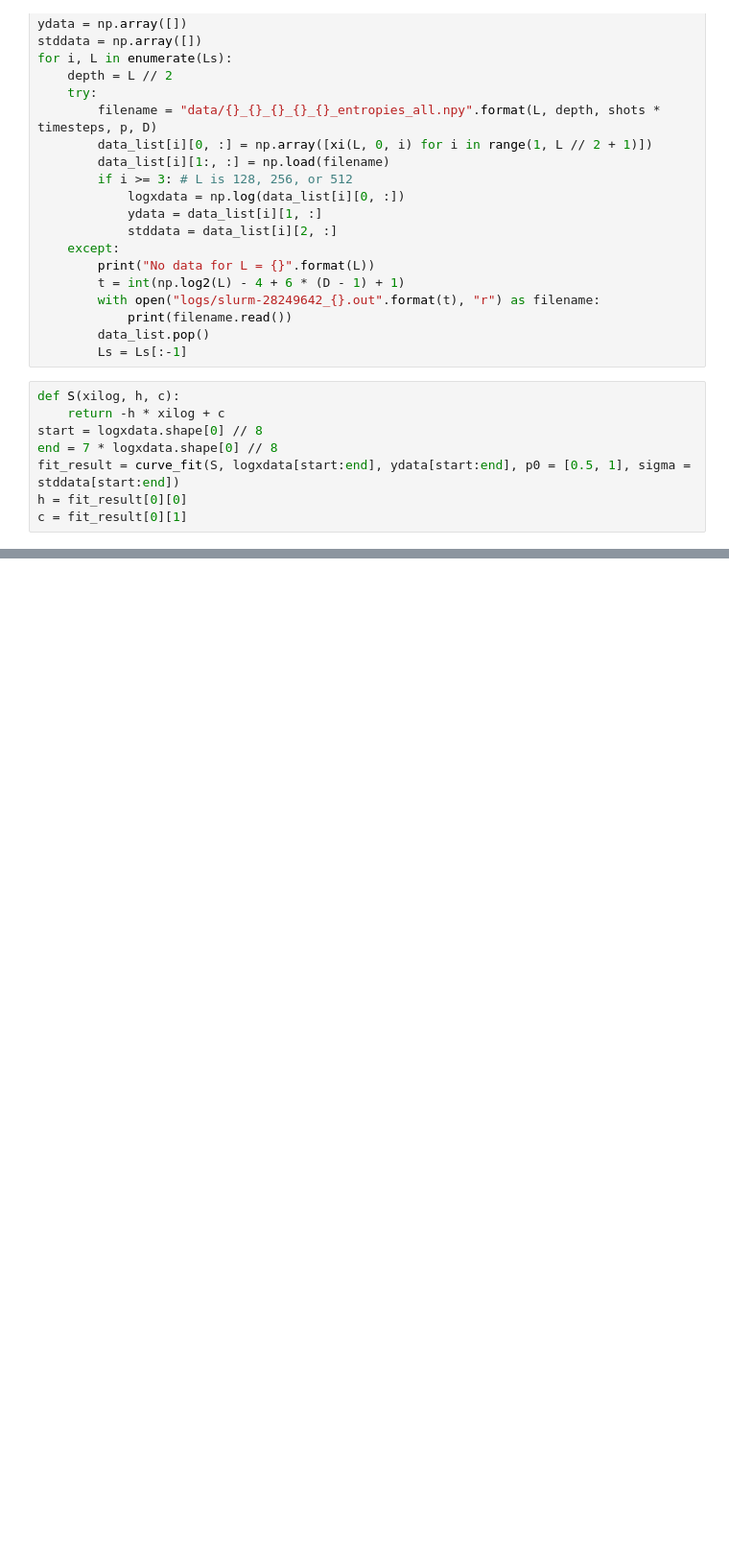
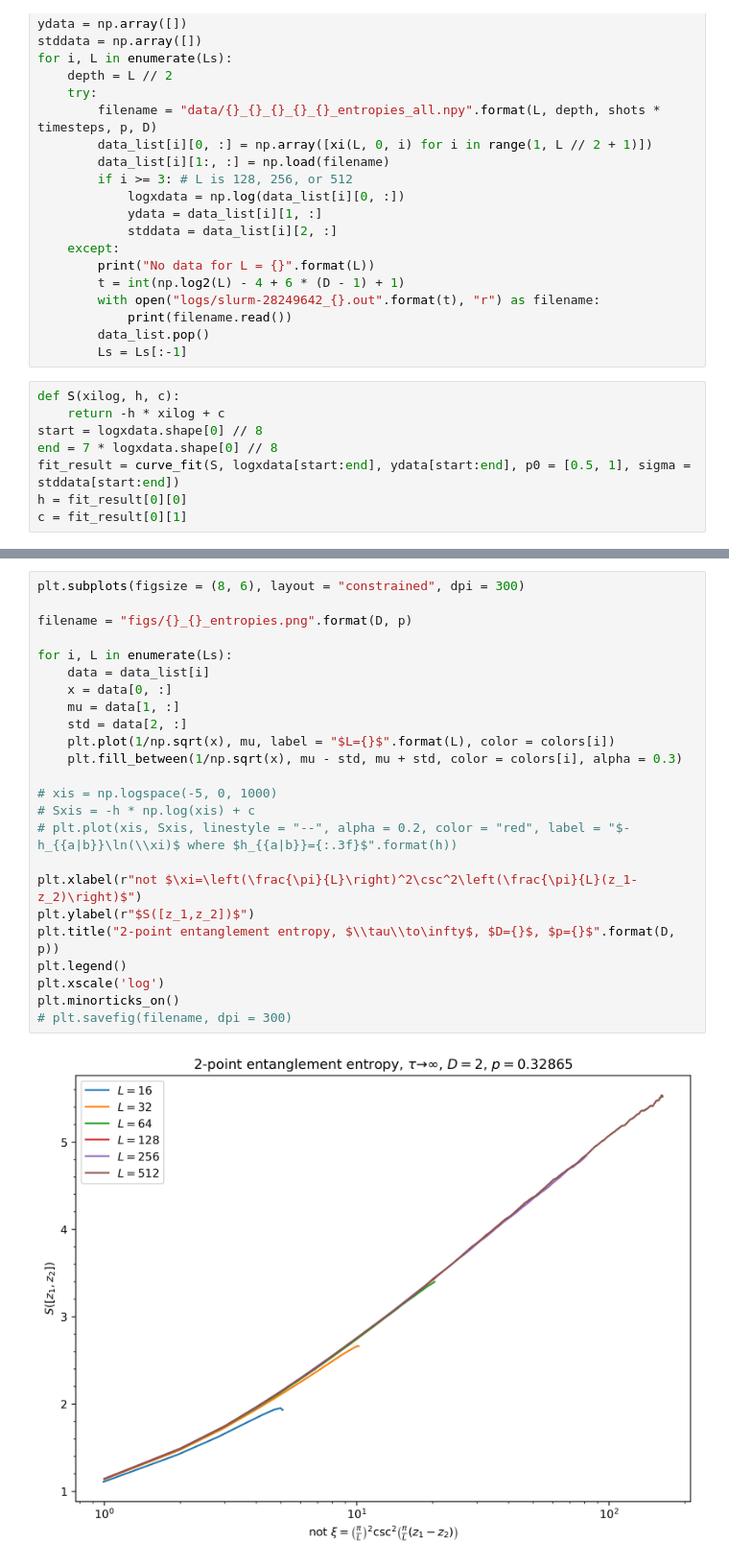
Before and after one commit to DanDan0101/clifford, a Jupyter notebook: plot_entropies.ipynb, the cells around one changed output, grey strips where cells are left out. Shown: that part at 96% size. Drawn from its saved outputs; the diff is of its cells as text; blank space fills up the shorter version.

```diff
--- a/plot_entropies.ipynb
+++ b/plot_entropies.ipynb
@@ -88,0 +89,26 @@ plt.savefig(filename, dpi = 300)
+# %%
+plt.subplots(figsize = (8, 6), layout = "constrained", dpi = 300)
+
+filename = "figs/{}_{}_entropies.png".format(D, p)
+
+for i, L in enumerate(Ls):
+    data = data_list[i]
+    x = data[0, :]
+    mu = data[1, :]
+    std = data[2, :]
+    plt.plot(1/np.sqrt(x), mu, label = "$L={}$".format(L), color = colors[i])
+    plt.fill_between(1/np.sqrt(x), mu - std, mu + std, color = colors[i], alpha = 0.3)
+
+# xis = np.logspace(-5, 0, 1000)
+# Sxis = -h * np.log(xis) + c
+# plt.plot(xis, Sxis, linestyle = "--", alpha = 0.2, color = "red", label = "$-h_{{a|b}}\ln(\\xi)$ where $h_{{a|b}}={:.3f}$".format(h))
+
+plt.xlabel(r"not $\xi=\left(\frac{\pi}{L}\right)^2\csc^2\left(\frac{\pi}{L}(z_1-z_2)\right)$")
+plt.ylabel(r"$S([z_1,z_2])$")
+plt.title("2-point entanglement entropy, $\\tau\\to\infty$, $D={}$, $p={}$".format(D, p))
+plt.legend()
+plt.xscale('log')
+plt.minorticks_on()
+# plt.savefig(filename, dpi = 300)
+# %% [output]
+[figure, added]
```
Also changed, not shown: parts of 2 cells of this notebook, 2 other files.
